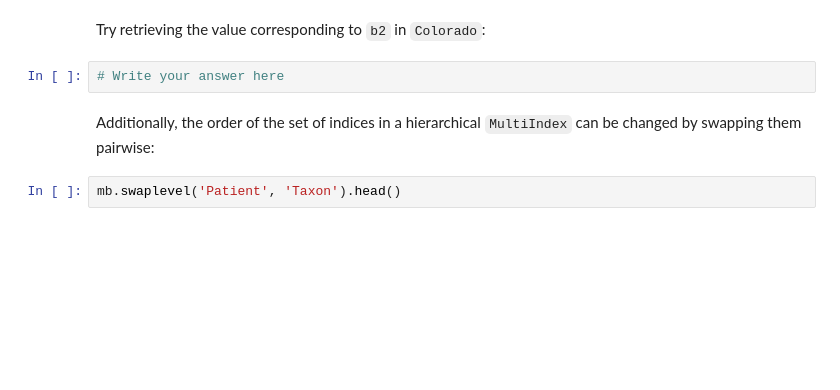
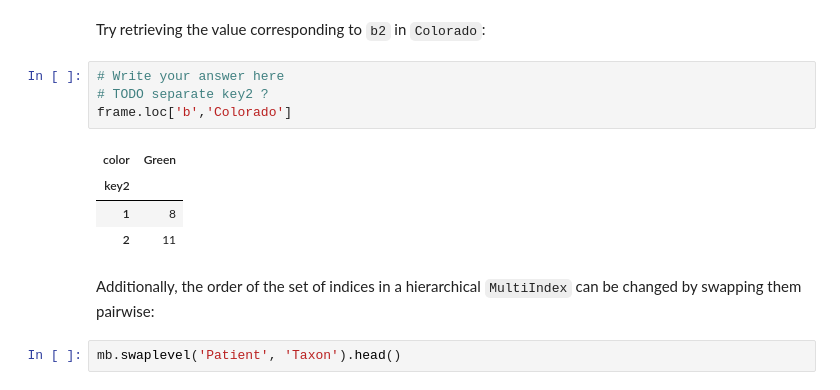
Before and after one commit to agpmilli/adaepfl, a Jupyter notebook: 02 - Intro to Pandas/Intro to Pandas.ipynb, the cells around one changed output. Cells and saved outputs as stored; diff of their text form; blank space fills up the shorter version.

Commit message:
intro to pandas - all exercises except last and todo

```diff
--- a/02 - Intro to Pandas/Intro to Pandas.ipynb
+++ b/02 - Intro to Pandas/Intro to Pandas.ipynb
@@ -891,6 +1663,13 @@ frame.loc['a', 'Ohio']
 Try retrieving the value corresponding to `b2` in `Colorado`:
 # %%
 # Write your answer here
+# TODO separate key2 ?
+frame.loc['b','Colorado']
+# %% [output]
+| color | Green |
+| key2 |  |
+| 1 | 8 |
+| 2 | 11 |
 # %% [markdown]
 Additionally, the order of the set of indices in a hierarchical `MultiIndex` can be changed by swapping them pairwise:
 # %%
```
Also changed, not shown: parts of 103 cells of this notebook.
